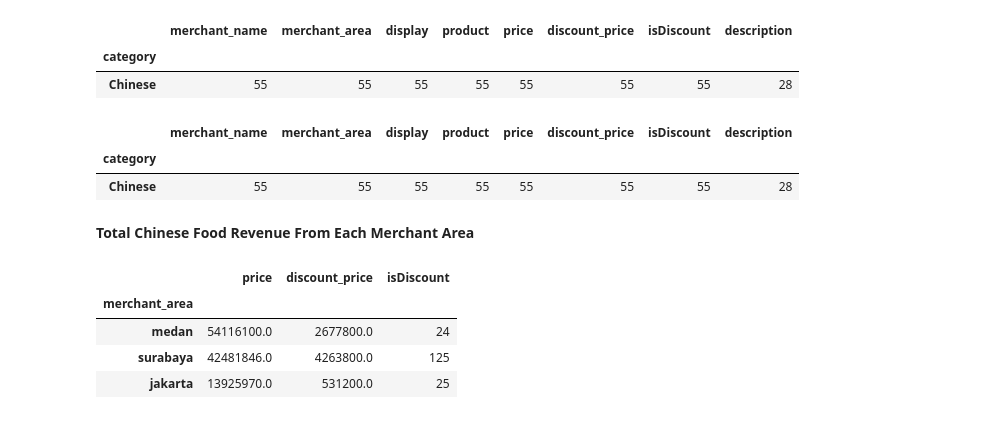
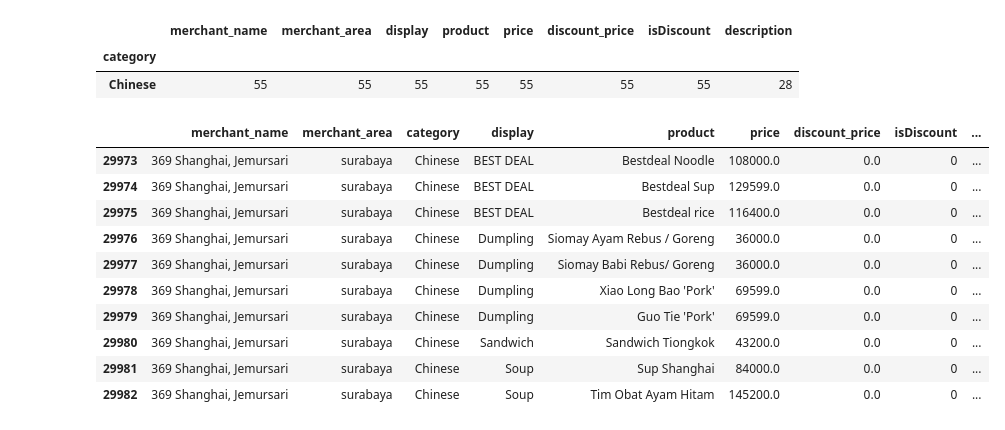
Before and after one commit to Edy-Mochamad/Analysis-Product-Revenue, a Jupyter notebook: produklist.ipynb, the cells around one changed output. Drawn from its saved outputs; the diff is of its cells as text; code cells hidden in the pictures.

```diff
--- a/produklist.ipynb
+++ b/produklist.ipynb
@@ -262,23 +274,22 @@ dst_4.head(10)
 |  | merchant_name | merchant_area | display | product | price | discount_price | isDiscount | description |
 | category |  |  |  |  |  |  |  |  |
 | Chinese | 55 | 55 | 55 | 55 | 55 | 55 | 55 | 28 |
+# %%
+cek = dataset[dataset['merchant_name'].str.contains('369 Shanghai, Jemursari')]
+cek.head(10)
+# %% [output]
+|  | merchant_name | merchant_area | category | display | product | price | discount_price | isDiscount | ... |
+| 29973 | 369 Shanghai, Jemursari | surabaya | Chinese | BEST DEAL | Bestdeal Noodle | 108000.0 | 0.0 | 0 | ... |
+| 29974 | 369 Shanghai, Jemursari | surabaya | Chinese | BEST DEAL | Bestdeal Sup | 129599.0 | 0.0 | 0 | ... |
+| 29975 | 369 Shanghai, Jemursari | surabaya | Chinese | BEST DEAL | Bestdeal rice | 116400.0 | 0.0 | 0 | ... |
+| 29976 | 369 Shanghai, Jemursari | surabaya | Chinese | Dumpling | Siomay Ayam Rebus / Goreng | 36000.0 | 0.0 | 0 | ... |
+| 29977 | 369 Shanghai, Jemursari | surabaya | Chinese | Dumpling | Siomay Babi Rebus/ Goreng | 36000.0 | 0.0 | 0 | ... |
+| 29978 | 369 Shanghai, Jemursari | surabaya | Chinese | Dumpling | Xiao Long Bao 'Pork' | 69599.0 | 0.0 | 0 | ... |
+| 29979 | 369 Shanghai, Jemursari | surabaya | Chinese | Dumpling | Guo Tie 'Pork' | 69599.0 | 0.0 | 0 | ... |
+| 29980 | 369 Shanghai, Jemursari | surabaya | Chinese | Sandwich | Sandwich Tiongkok | 43200.0 | 0.0 | 0 | ... |
+| 29981 | 369 Shanghai, Jemursari | surabaya | Chinese | Soup | Sup Shanghai | 84000.0 | 0.0 | 0 | ... |
+| 29982 | 369 Shanghai, Jemursari | surabaya | Chinese | Soup | Tim Obat Ayam Hitam | 145200.0 | 0.0 | 0 | ... |
 # %%
-dst_5 = dataset[dataset['merchant_name'].str.contains('369 Shanghai, Jemursari')]
-dst_5 = dst_5.groupby(['category']).count().sort_values(by = 'category', ascending = False)
-dst_5
+#dst_5 = dataset[dataset['merchant_name'].str.contains('369 Shanghai, Jemursari')]
+#dst_5 = dst_5.groupby(['category']).count().sort_values(by = 'category', ascending = False)
+#dst_5
-# %% [output]
-|  | merchant_name | merchant_area | display | product | price | discount_price | isDiscount | description |
-| category |  |  |  |  |  |  |  |  |
-| Chinese | 55 | 55 | 55 | 55 | 55 | 55 | 55 | 28 |
-# %% [markdown]
-**Total Chinese Food Revenue From Each Merchant Area**
-# %%
-dst_6 = dataset[dataset['category'].str.contains('Chinese')]
-dst_6 = dst_6.groupby(['merchant_area']).sum().sort_values(by = 'price', ascending = False)
-dst_6
-# %% [output]
-|  | price | discount_price | isDiscount |
-| merchant_area |  |  |  |
-| medan | 54116100.0 | 2677800.0 | 24 |
-| surabaya | 42481846.0 | 4263800.0 | 125 |
-| jakarta | 13925970.0 | 531200.0 | 25 |
```
Also changed, not shown: parts of 2 cells of this notebook.
